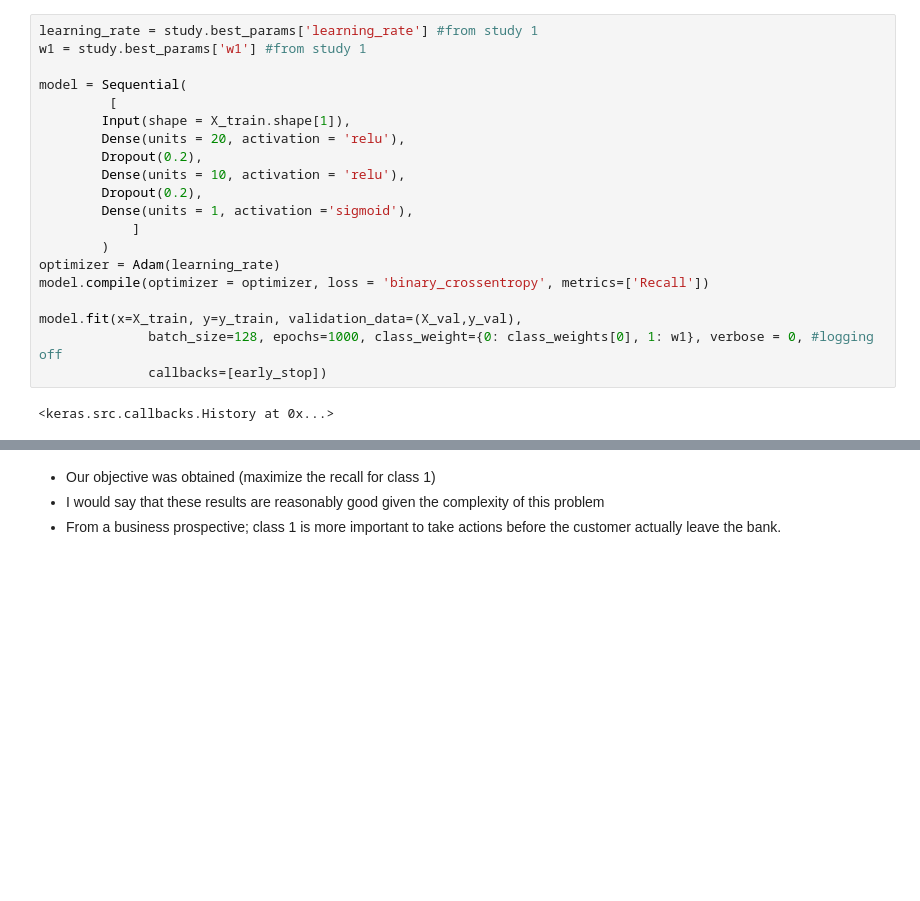
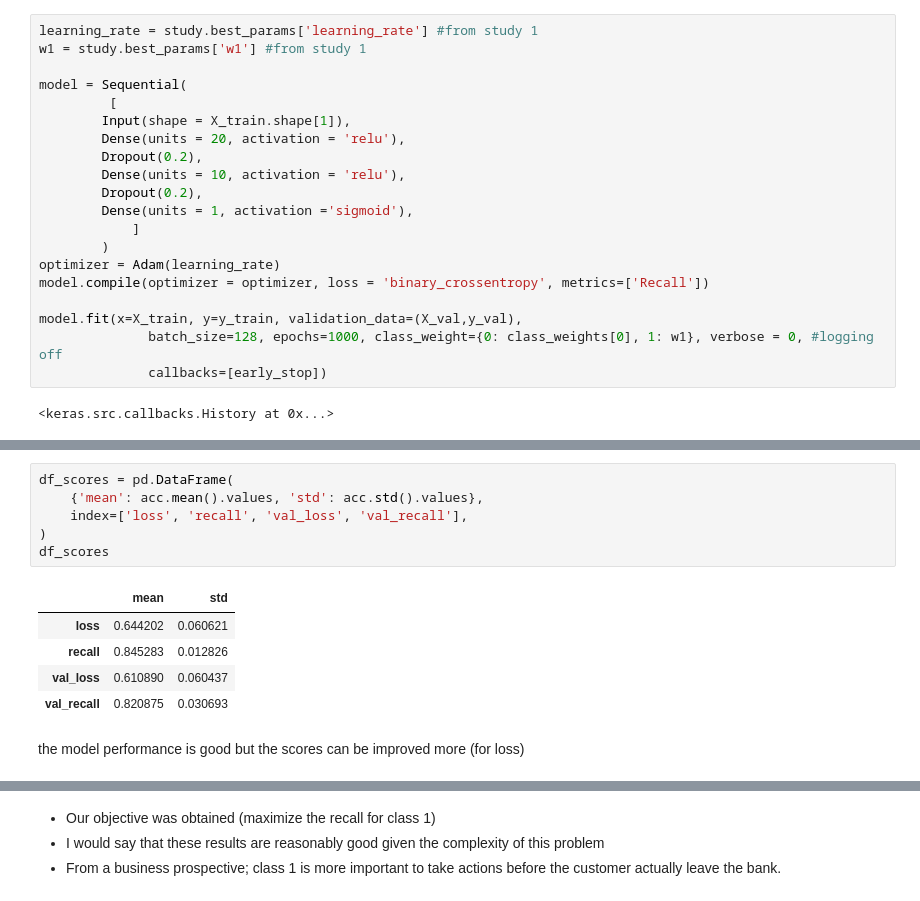
Before and after one commit to 0xArwa/churn-prediction-ann, a Jupyter notebook: Classification with ANN-Churn Prediction.ipynb, the cells around one changed output, grey strips where cells are left out. Drawn from its saved outputs; the diff is of its cells as text; blank space fills up the shorter version.

```diff
--- a/Classification with ANN-Churn Prediction.ipynb
+++ b/Classification with ANN-Churn Prediction.ipynb
@@ -1104,3 +1118,17 @@ the model is slightly overfitting (based on vall_loss), we must assign higher dr
+# %%
+df_scores = pd.DataFrame(
+    {'mean': acc.mean().values, 'std': acc.std().values},
+    index=['loss', 'recall', 'val_loss', 'val_recall'],
+)
+df_scores
+# %% [output]
+|  | mean | std |
+| loss | 0.644202 | 0.060621 |
+| recall | 0.845283 | 0.012826 |
+| val_loss | 0.610890 | 0.060437 |
+| val_recall | 0.820875 | 0.030693 |
+# %% [markdown]
+the model performance is good but the scores can be improved more (for loss)
 # %%
 y_pred = model.predict(X_test)
 eval_metric(y_pred, y_test)
```
Also changed, not shown: parts of 29 cells of this notebook.
